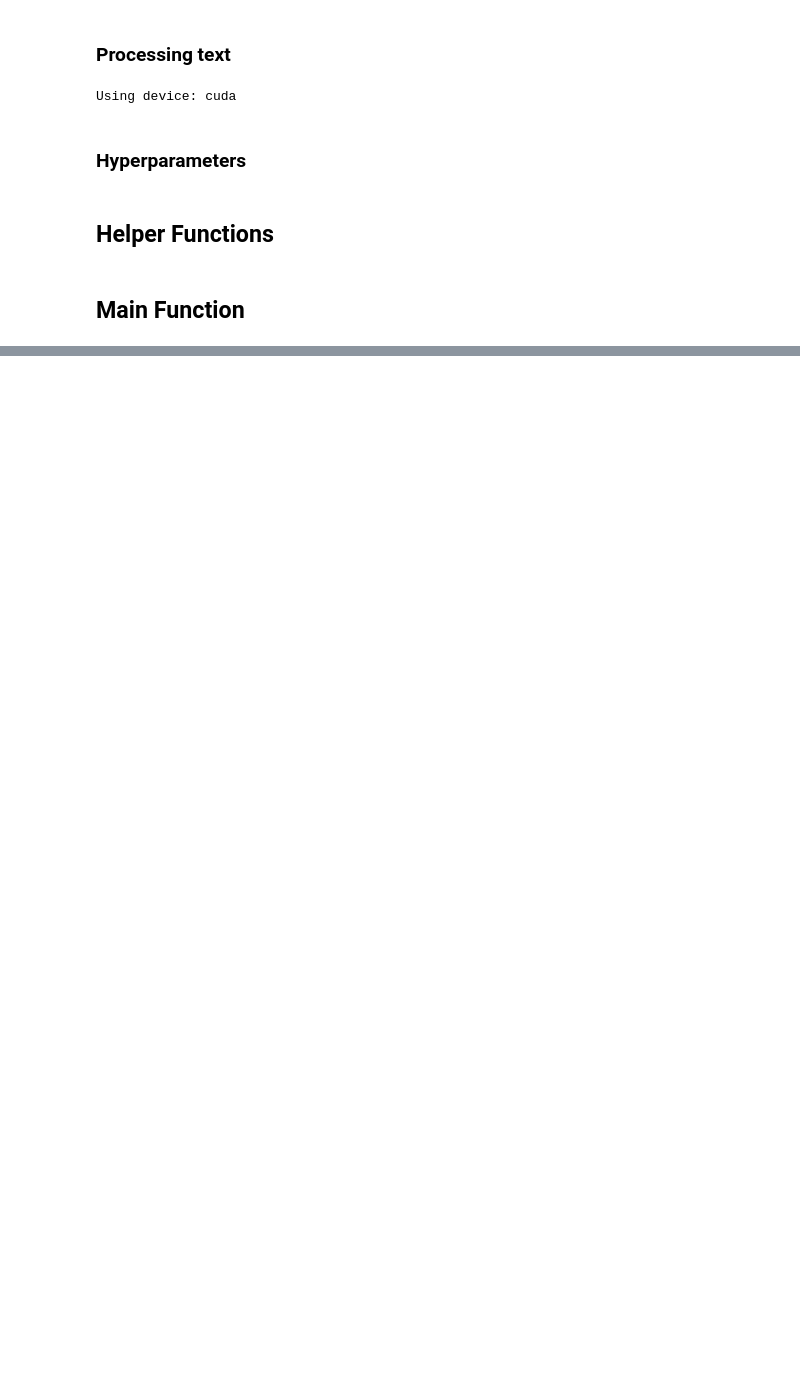
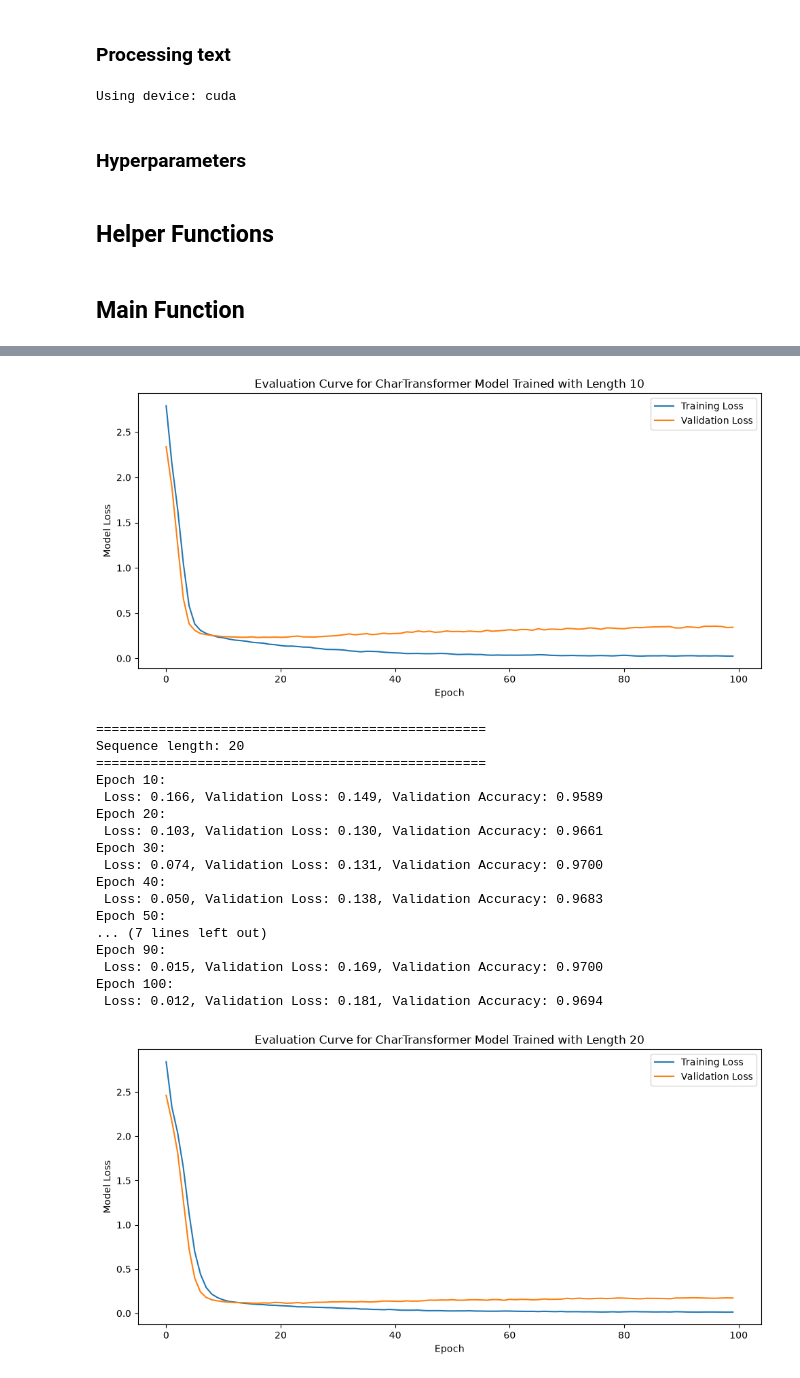
Before and after one commit to pGovm/introToDL, a Jupyter notebook: hw4/question1.ipynb, the cells around one changed output, grey strips where cells are left out. Drawn from its saved outputs; the diff is of its cells as text; code cells hidden in the pictures; blank space fills up the shorter version.

```diff
--- a/hw4/question1.ipynb
+++ b/hw4/question1.ipynb
@@ -9,7 +9,7 @@ os.makedirs(out_path, exist_ok=True)
 ### Processing text
 # %%
 # loading the text
-text = load_file(False, filePath=BASE_DIR / "data/text.txt")
+text = load_file(translation=False, filePath=BASE_DIR / "data/text.txt")
 chars, chars_to_idx, idx_to_chars, encoded_text = vocab(translation=False, dataset=text)
 
 print(f'Using device: {device}')
@@ -43,6 +43,7 @@ def train_model(model, train_loader, val_loader):
     for epoch in range(epochs):
         # Training loop
         model.train()
+        epoch_train_loss = 0.0
 
         for train_x, train_y in train_loader:
             X_train = train_x.to(device)
@@ -53,11 +54,14 @@ def train_model(model, train_loader, val_loader):
             train_loss = criterion(train_output.transpose(1, 2), Y_train)
             train_loss.backward()
             optimizer.step()
+            epoch_train_loss += train_loss.item()
 
-            train_losses.append(train_loss.item())
+        train_losses.append(epoch_train_loss / len(train_loader))
 
         # Validation loop
         model.eval()
+        epoch_val_loss = 0
+        epoch_val_acc = 0
         with torch.no_grad():
             for val_x, val_y in val_loader:
                 X_val = val_x.to(device)
@@ -65,17 +69,20 @@ def train_model(model, train_loader, val_loader):
 
                 val_output = model(X_val)
                 val_loss = criterion(val_output.transpose(1, 2), Y_val)
-                val_losses.append(val_loss.item())
+                epoch_val_loss += val_loss.item()
 
                 _, predicted = torch.max(val_output, 2)
                 val_acc = (predicted == Y_val).float().mean()
-                val_accs.append(val_acc.item())
+                epoch_val_acc += val_acc
+
+
+            val_losses.append(epoch_val_loss / len(val_loader))
+            val_accs.append(epoch_val_acc / len(val_loader))
 
         if (epoch+1) % 10 == 0:
             print(f'Epoch {epoch+1}:\n Loss: {train_loss.item():.3f}, Validation Loss: {val_loss.item():.3f}, Validation Accuracy: {val_acc.item():.4f}')
 
-    end_time = time.time()
-    training_time = compute_time(start_time, end_time)
+    training_time = time.time() - start_time
 
     return {
         'train_losses': train_losses,
@@ -89,10 +96,10 @@ def train_model(model, train_loader, val_loader):
 # %% [markdown]
 ## Main Function
 # %%
-model = charTransformer(input_size, hidden_size, output_size, num_layers, nhead).to(device)
 results = {}
 
 for seq in seq_len:
+    model = charTransformer(input_size, hidden_size, output_size, num_layers, nhead).to(device)
     dataset = CharDataset(encoded_text, seq_len=seq)
     train_loader, val_loader = build_loaders(dataset=dataset, batch_size=batch_size)
     results[seq] = {}
@@ -115,19 +122,27 @@ for seq in seq_len:
         'no_params': params,
     }
 
+    plot_loss(results[seq]["train_losses"], results[seq]["val_losses"],
+              title=f'Evaluation Curve for CharTransformer Model Trained with Length {seq}',
+              path=f'{out_path}/charTransformer_len{seq}_evalCurve')
+
 for metric_name, key, fmt in [
     ("Final Train Loss",    "final_train_loss", ".4f"),
     ("Final Val Loss",      "final_val_loss",   ".4f"),
     ("Val Accuracy",        "final_val_acc",    ".4f"),
-    ("FLOPs",               "complexity",       ".2f"),
+    ("FLOPs",               "complexity",       ","),
     ("Train Time (s)",      "train_time",       ".2f"),
-    ("No. of Params",       "no_params",           ".3f"),
+    ("No. of Params",       "no_params",           ","),
     ("Model Size (MB)",     "model_size_mb",          ".4f"),
 ]:
     print("\n")
     print(f'{metric_name}')
     for seq in seq_len:
-       print(f'Sequence Length: {seq}\t Value: {results[seq][key]}')
+        value = results[seq][key]
+        try:
+            print(f'Sequence Length: {seq}\t Value: {value:{fmt}}')
+        except (ValueError, TypeError):
+            print(f'Sequence Length: {seq}\t Value: {value}')
 # %% [output]
 ==================================================
 Sequence length: 10
@@ -148,0 +164,19 @@ Sequence Length: 30      Value: 7.010105133056641
+[figure, added]
+==================================================
+Sequence length: 20
+==================================================
+Epoch 10:
+ Loss: 0.166, Validation Loss: 0.149, Validation Accuracy: 0.9589
+Epoch 20:
+ Loss: 0.103, Validation Loss: 0.130, Validation Accuracy: 0.9661
+Epoch 30:
+ Loss: 0.074, Validation Loss: 0.131, Validation Accuracy: 0.9700
+Epoch 40:
+ Loss: 0.050, Validation Loss: 0.138, Validation Accuracy: 0.9683
+Epoch 50:
+... (7 lines left out)
+Epoch 90:
+ Loss: 0.015, Validation Loss: 0.169, Validation Accuracy: 0.9700
+Epoch 100:
+ Loss: 0.012, Validation Loss: 0.181, Validation Accuracy: 0.9694
+[figure, added]
```
Also changed, not shown: parts of 1 cell of this notebook, 3 other files.
